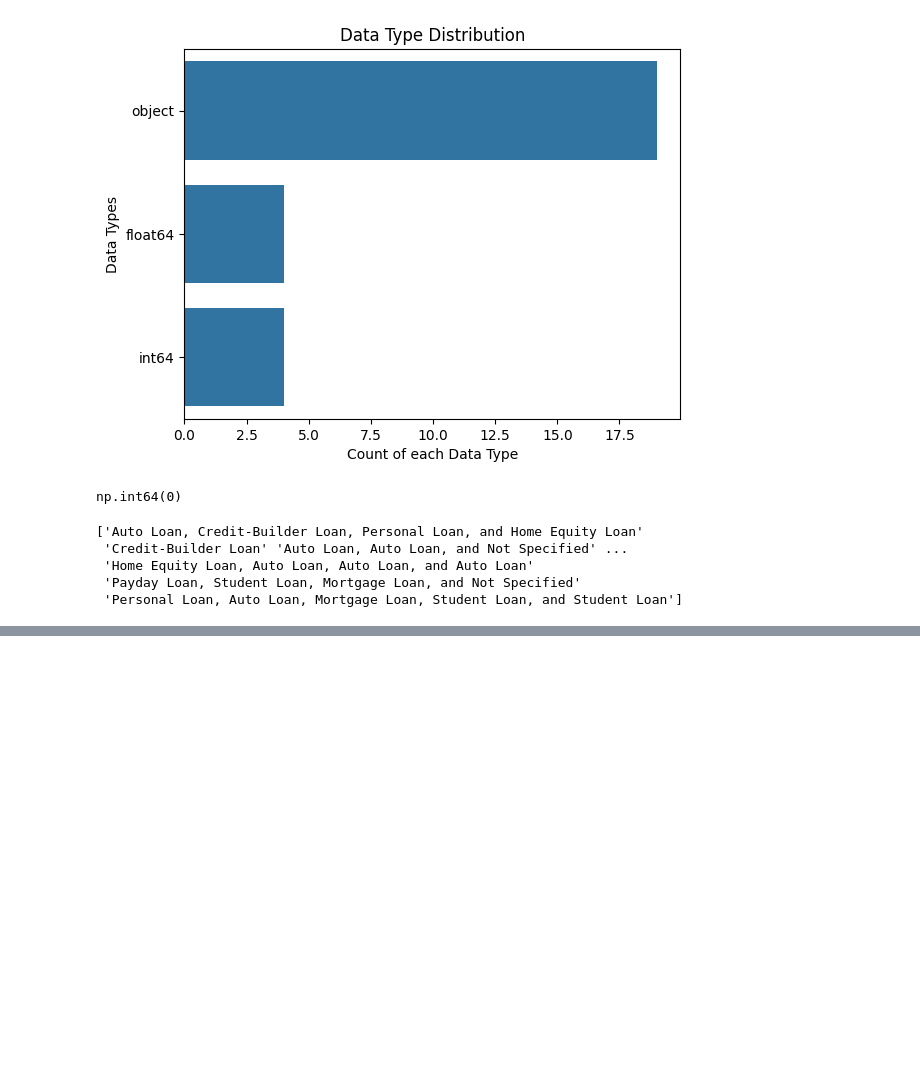
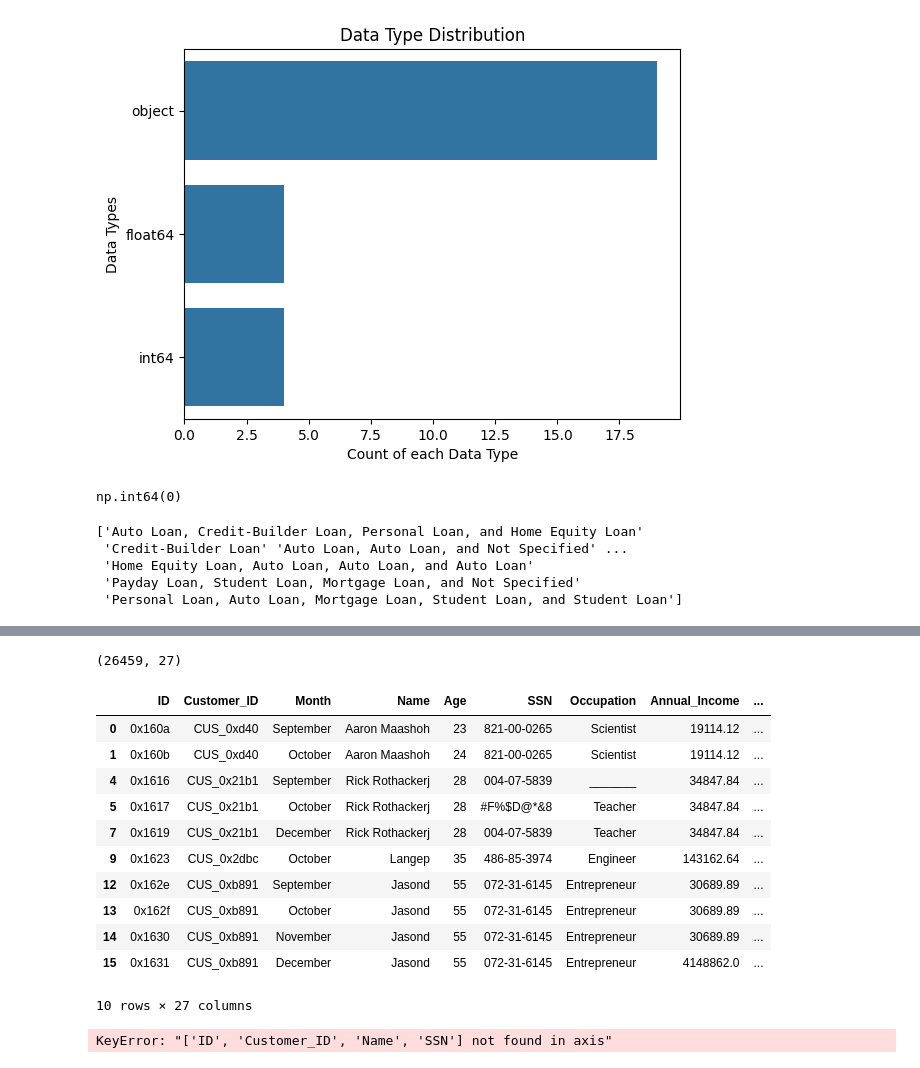
Before and after one commit to wessware/Credit_Scoring_Models, a Jupyter notebook: credit_score_1.ipynb, the cells around one changed output, grey strips where cells are left out. Saved outputs shown, nothing was run; the diff lists cells and outputs as text; code cells hidden in the pictures; blank space fills up the shorter version.

```diff
--- a/credit_score_1.ipynb
+++ b/credit_score_1.ipynb
@@ -131,3 +135,5 @@ print(uni_loans)
  'Home Equity Loan, Auto Loan, Auto Loan, and Auto Loan'
  'Payday Loan, Student Loan, Mortgage Loan, and Not Specified'
  'Personal Loan, Auto Loan, Mortgage Loan, Student Loan, and Student Loan']
+# %%
+df.dropna(axis=0, inplace=True)
@@ -133,0 +160,19 @@ print(uni_loans)
+# %%
+df.shape
+# %% [output]
+(26459, 27)
+# %%
+df.head(10)
+# %% [output]
+|  | ID | Customer_ID | Month | Name | Age | SSN | Occupation | Annual_Income | ... |
+| 0 | 0x160a | CUS_0xd40 | September | Aaron Maashoh | 23 | 821-00-0265 | Scientist | 19114.12 | ... |
+| 1 | 0x160b | CUS_0xd40 | October | Aaron Maashoh | 24 | 821-00-0265 | Scientist | 19114.12 | ... |
+| 4 | 0x1616 | CUS_0x21b1 | September | Rick Rothackerj | 28 | 004-07-5839 | _______ | 34847.84 | ... |
+| 5 | 0x1617 | CUS_0x21b1 | October | Rick Rothackerj | 28 | #F%$D@*&8 | Teacher | 34847.84 | ... |
+| 7 | 0x1619 | CUS_0x21b1 | December | Rick Rothackerj | 28 | 004-07-5839 | Teacher | 34847.84 | ... |
+| 9 | 0x1623 | CUS_0x2dbc | October | Langep | 35 | 486-85-3974 | Engineer | 143162.64 | ... |
+| 12 | 0x162e | CUS_0xb891 | September | Jasond | 55 | 072-31-6145 | Entrepreneur | 30689.89 | ... |
+| 13 | 0x162f | CUS_0xb891 | October | Jasond | 55 | 072-31-6145 | Entrepreneur | 30689.89 | ... |
+| 14 | 0x1630 | CUS_0xb891 | November | Jasond | 55 | 072-31-6145 | Entrepreneur | 30689.89 | ... |
+| 15 | 0x1631 | CUS_0xb891 | December | Jasond | 55 | 072-31-6145 | Entrepreneur | 4148862.0 | ... |
+10 rows × 27 columns
@@ -133,0 +181,4 @@ print(uni_loans)
+# %%
+df = df.drop(columns=['ID', 'Customer_ID', 'Name', 'SSN'])
+# %% [output]
+KeyError: "['ID', 'Customer_ID', 'Name', 'SSN'] not found in axis"
```
Also changed, not shown: parts of 7 cells of this notebook.
